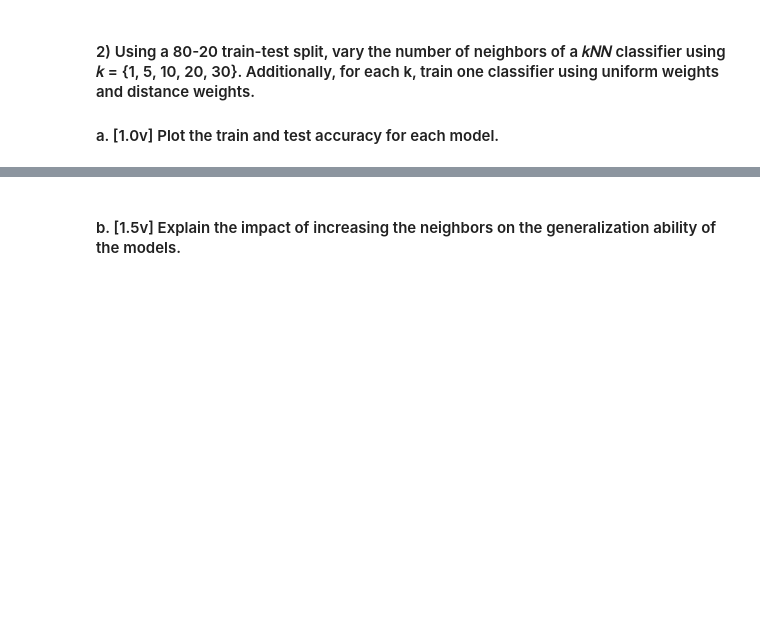
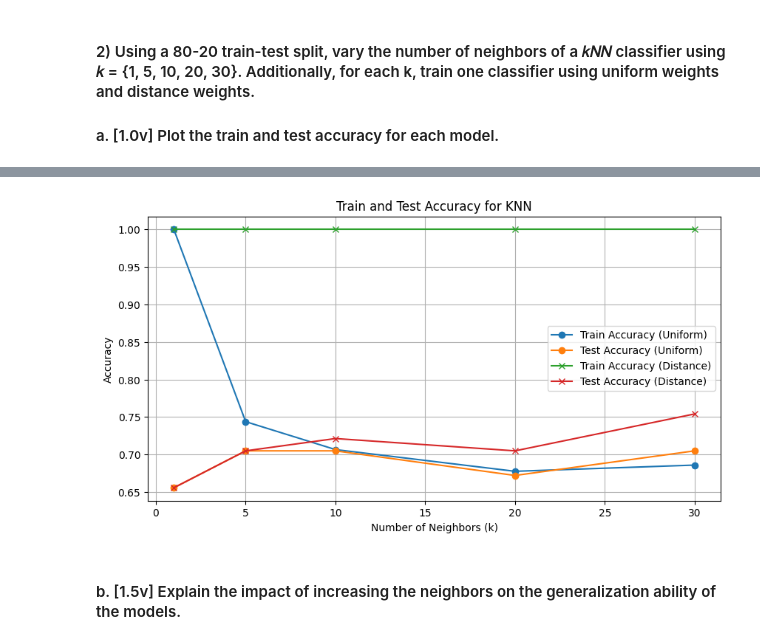
Before and after one commit to mariana-marcal-santana/ML.Projs, a Jupyter notebook: HW2/HW2.ipynb, the cells around one changed output, grey strips where cells are left out. Drawn from its saved outputs; the diff is of its cells as text; code cells hidden in the pictures; blank space fills up the shorter version.

```diff
--- a/HW2/HW2.ipynb
+++ b/HW2/HW2.ipynb
@@ -171,3 +120,68 @@ plt.show()
+# %%
+# Import necessary libraries
+import pandas as pd
+import numpy as np
+import matplotlib.pyplot as plt
+from sklearn.model_selection import train_test_split, StratifiedKFold
+from sklearn.neighbors import KNeighborsClassifier
+from sklearn.metrics import accuracy_score
+
+# Load the dataset
+data = pd.read_csv("heart-disease.csv")  # Use the correct path to your dataset
+
+# Split the dataset into features and target
+X = data.drop('target', axis=1)  # Assuming 'target' is the column name for the labels
+y = data['target']
+
+# Train-test split (80-20)
+X_train, X_test, y_train, y_test = train_test_split(X, y, test_size=0.2, stratify=y, random_state=0)
+
+# List of k values to try
+k_values = [1, 5, 10, 20, 30]
+
+# Create arrays to store accuracy results
+train_acc_uniform = []
+test_acc_uniform = []
+train_acc_distance = []
+test_acc_distance = []
+
+# Stratified K-Fold cross-validation setup
+skf = StratifiedKFold(n_splits=5, shuffle=True, random_state=0)
+
+# Loop over the different k values
+for k in k_values:
+    # KNN with uniform weights
+    knn_uniform = KNeighborsClassifier(n_neighbors=k, weights='uniform')
+    knn_uniform.fit(X_train, y_train)
+    y_train_pred_uniform = knn_uniform.predict(X_train)
+    y_test_pred_uniform = knn_uniform.predict(X_test)
+
+    # KNN with distance weights
+    knn_distance = KNeighborsClassifier(n_neighbors=k, weights='distance')
+    knn_distance.fit(X_train, y_train)
+    y_train_pred_distance = knn_distance.predict(X_train)
+    y_test_pred_distance = knn_distance.predict(X_test)
+
+    # Calculate and store train and test accuracy
+    train_acc_uniform.append(accuracy_score(y_train, y_train_pred_uniform))
+    test_acc_uniform.append(accuracy_score(y_test, y_test_pred_uniform))
+    train_acc_distance.append(accuracy_score(y_train, y_train_pred_distance))
+    test_acc_distance.append(accuracy_score(y_test, y_test_pred_distance))
+
+# Plot for uniform weights
+plt.figure(figsize=(10, 5))
+plt.plot(k_values, train_acc_uniform, label="Train Accuracy (Uniform)", marker='o')
+plt.plot(k_values, test_acc_uniform, label="Test Accuracy (Uniform)", marker='o')
+plt.plot(k_values, train_acc_distance, label="Train Accuracy (Distance)", marker='x')
+plt.plot(k_values, test_acc_distance, label="Test Accuracy (Distance)", marker='x')
+plt.title('Train and Test Accuracy for KNN')
+plt.xlabel('Number of Neighbors (k)')
+plt.ylabel('Accuracy')
+plt.legend()
+plt.grid(True)
+plt.show()
+# %% [output]
+[figure, added]
 # %% [markdown]
 #### b. [1.5v] Explain the impact of increasing the neighbors on the generalization ability of the models.
 # %% [markdown]
```
Also changed, not shown: parts of 1 cell of this notebook.
